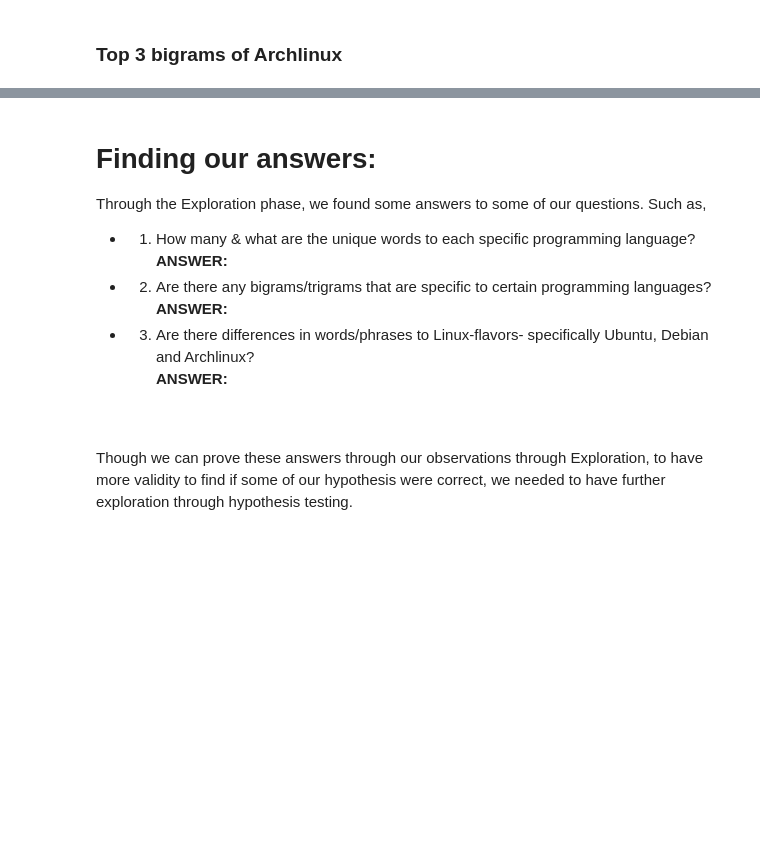
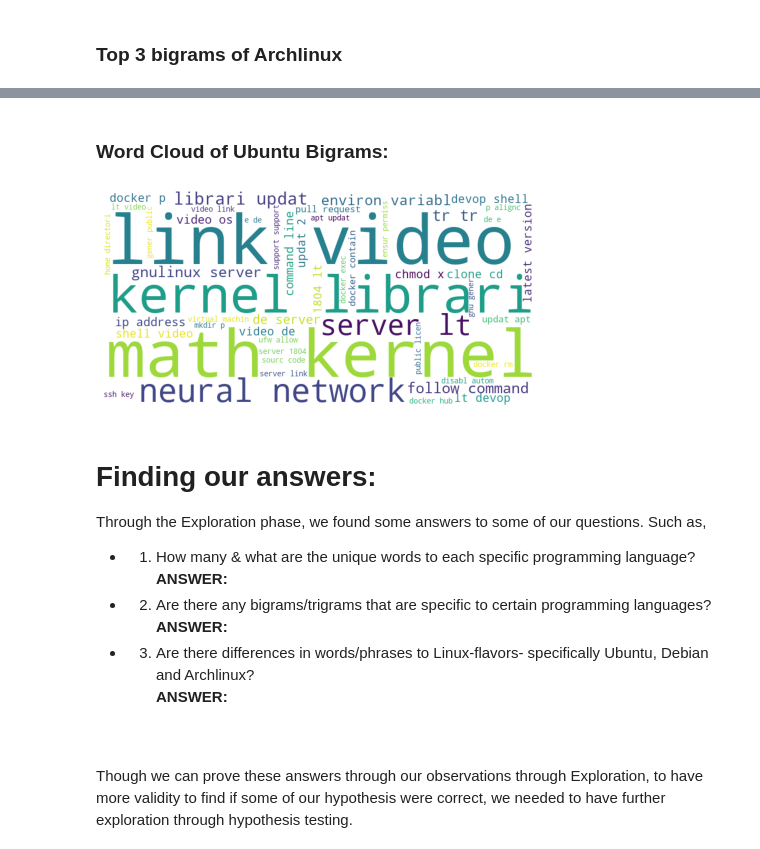
Before and after one commit to jemison-nlp-AnJeSt/github-NLP-project, a Jupyter notebook: Final_Notebook.ipynb, the cells around one changed output, grey strips where cells are left out. Cells and saved outputs as stored; diff of their text form; code cells hidden in the pictures; blank space fills up the shorter version.

```diff
--- a/Final_Notebook.ipynb
+++ b/Final_Notebook.ipynb
@@ -729,0 +791,10 @@ NameError: name 'arch_corpus' is not defined
+# %%
+#calling in df
+ubuntu = pd.read_json('ubuntu_data.json')
+#adding on cleaned/normalized data column:
+ubuntu['cleaned_readme'] = ubuntu.readme_contents.apply(c.clean_data)
+#adding on cleaned repo length
+ubuntu['cleaned_length'] = 0
+for i in range(len(ubuntu.cleaned_readme)):
+    ubuntu['cleaned_length'][i] = len(ubuntu.cleaned_readme[i])
+ubuntu.head()
@@ -729,0 +820,8 @@ NameError: name 'arch_corpus' is not defined
+# %%
+ubuntu_corpus_list = []
+language = []
+for entry in range(len(ubuntu.readme_contents)):
+    language.append(ubuntu.language[entry])
+    ubuntu_corpus_list.extend(c.clean_data(ubuntu.readme_contents[entry]))
+ubuntu_corpus = pd.Series(ubuntu_corpus_list)
+ubuntu_corpus.describe()
@@ -729,0 +836,4 @@ NameError: name 'arch_corpus' is not defined
+# %%
+ubuntu_corpus_series = pd.Series(ubuntu_corpus_list)
+ubuntu_bigrams = (pd.Series(nltk.ngrams(ubuntu_corpus_series, 2)).value_counts().head(10))
+ubuntu_bigrams
@@ -730,3 +852,17 @@ NameError: name 'arch_corpus' is not defined
+# %% [markdown]
+### Word Cloud of Ubuntu Bigrams:
+# %%
+top_50_ubuntu_bigrams = (pd.Series(nltk.ngrams(ubuntu_corpus_series, 2)).value_counts().head(50))
+
+
+data = {k[0] + ' ' + k[1]: v for k, v in top_50_ubuntu_bigrams.to_dict().items()}
+img = WordCloud(background_color='white', width=800, height=400).generate_from_frequencies(data)
+plt.figure(figsize=(8, 4))
+plt.imshow(img)
+plt.axis('off')
+plt.show()
+# %% [output]
+[figure, added]
 # %% [markdown]
 # Finding our answers:
 
```
Also changed, not shown: parts of 18 cells of this notebook.
